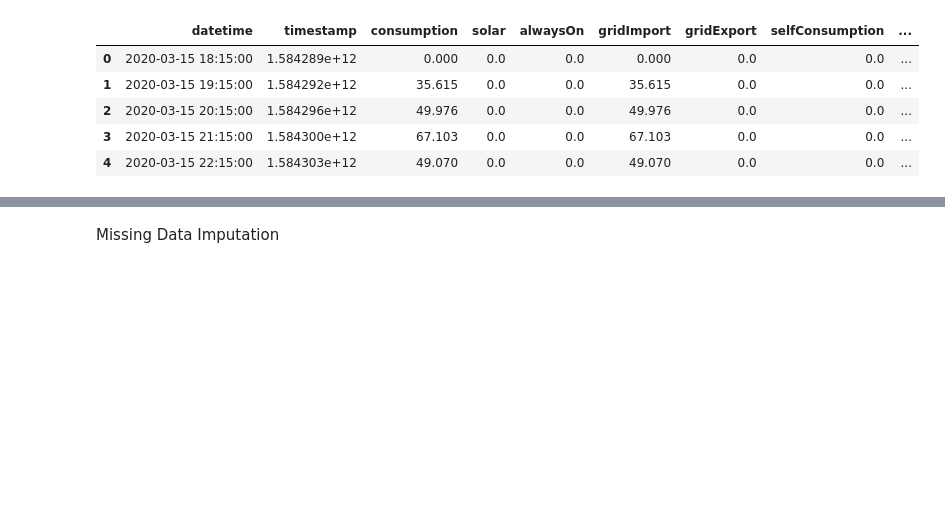
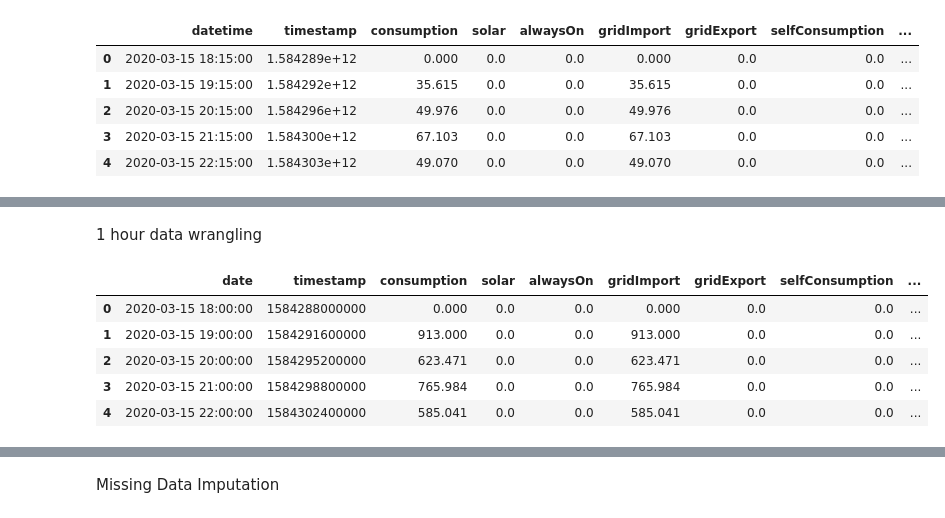
Before and after one commit to Ayanlola2002/DATA-SCIENCE-PROJECTS, a Jupyter notebook: NeedEnergyAPI_Data_Wrangling2withJoe.ipynb, the cells around one changed output, grey strips where cells are left out. Drawn from its saved outputs; the diff is of its cells as text; code cells hidden in the pictures; blank space fills up the shorter version.

```diff
--- a/NeedEnergyAPI_Data_Wrangling2withJoe.ipynb
+++ b/NeedEnergyAPI_Data_Wrangling2withJoe.ipynb
@@ -573,0 +590,15 @@ df_5min_new.head()
+# %% [markdown]
+1 hour data wrangling
+# %%
+asset ="/content/drive/MyDrive/NEEDENERGY/data_hourly_id_47803.csv"
+# %%
+df_hourly = load_data(asset)
+# %%
+df_hourly.head()
+# %% [output]
+|  | date | timestamp | consumption | solar | alwaysOn | gridImport | gridExport | selfConsumption | ... |
+| 0 | 2020-03-15 18:00:00 | 1584288000000 | 0.000 | 0.0 | 0.0 | 0.000 | 0.0 | 0.0 | ... |
+| 1 | 2020-03-15 19:00:00 | 1584291600000 | 913.000 | 0.0 | 0.0 | 913.000 | 0.0 | 0.0 | ... |
+| 2 | 2020-03-15 20:00:00 | 1584295200000 | 623.471 | 0.0 | 0.0 | 623.471 | 0.0 | 0.0 | ... |
+| 3 | 2020-03-15 21:00:00 | 1584298800000 | 765.984 | 0.0 | 0.0 | 765.984 | 0.0 | 0.0 | ... |
+| 4 | 2020-03-15 22:00:00 | 1584302400000 | 585.041 | 0.0 | 0.0 | 585.041 | 0.0 | 0.0 | ... |
```
Also changed, not shown: parts of 55 cells of this notebook.
